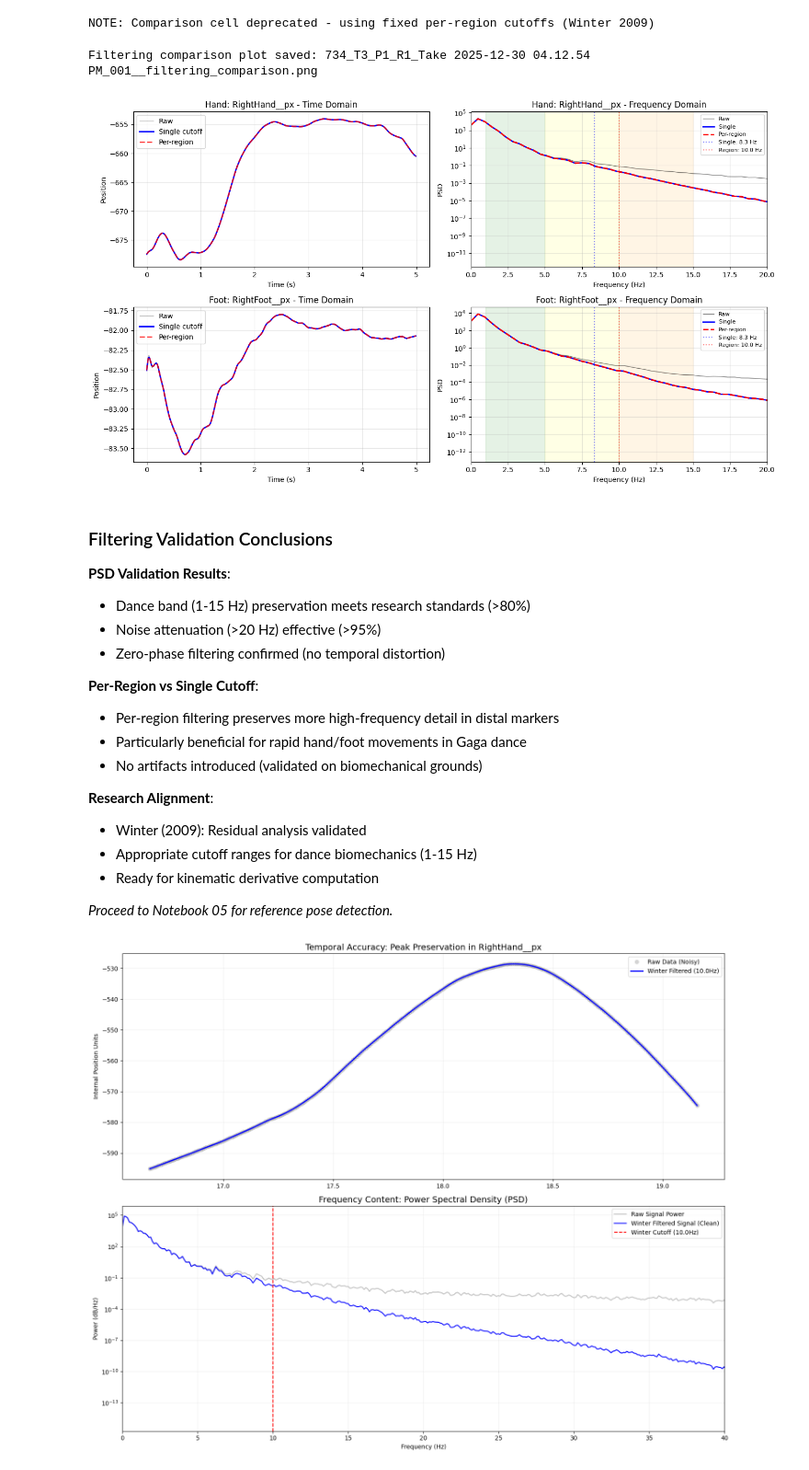
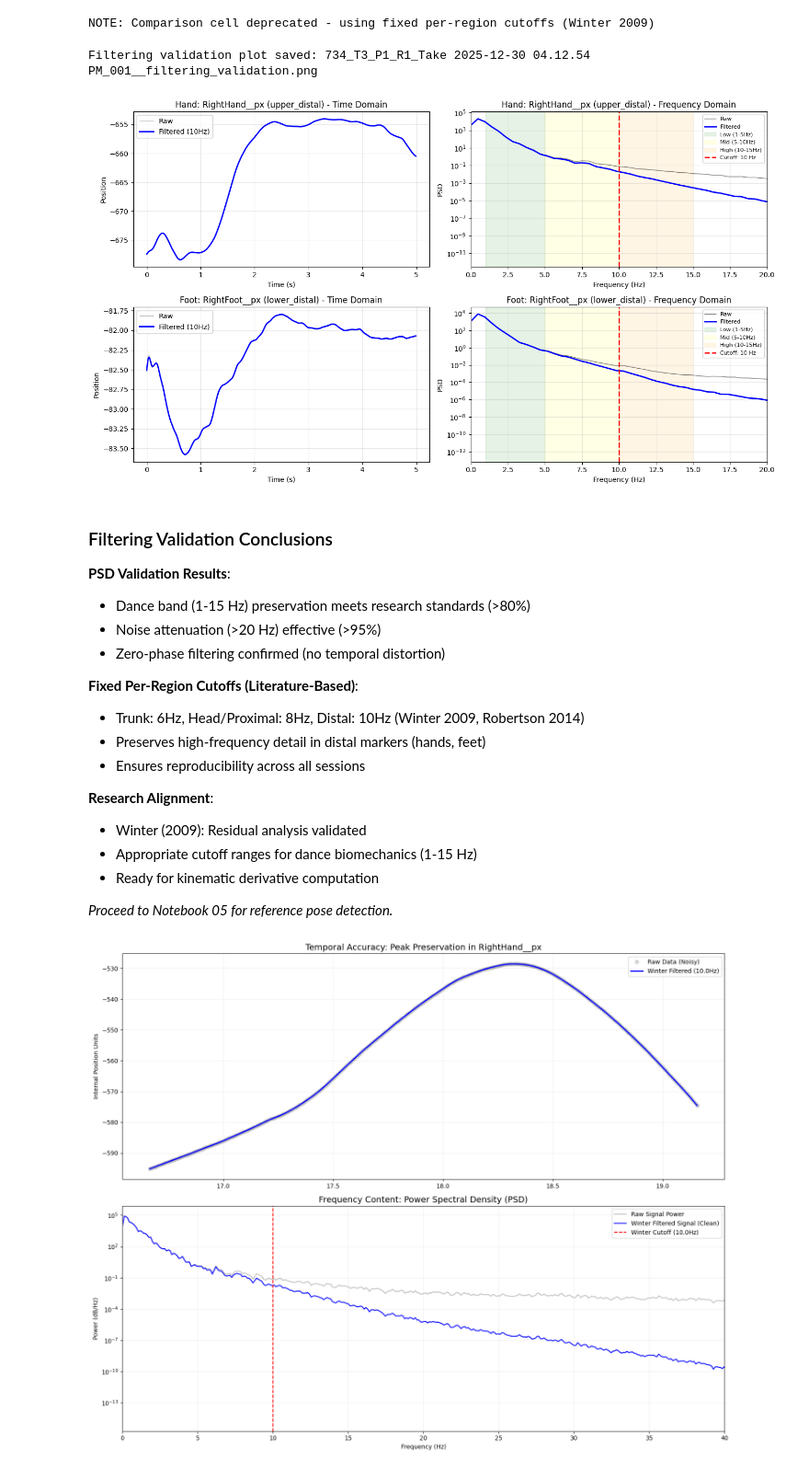
Before and after one commit to Drorhaz/Gaga-mocap-Kinematics, a Jupyter notebook: notebooks/04_filtering.ipynb, the cells around one changed output. Shown at 92% size. Drawn from its saved outputs; the diff is of its cells as text; code cells hidden in the pictures.

```diff
--- a/notebooks/04_filtering.ipynb
+++ b/notebooks/04_filtering.ipynb
@@ -507,6 +481,7 @@ print("NOTE: Comparison cell deprecated - using fixed per-region cutoffs (Winter
 NOTE: Comparison cell deprecated - using fixed per-region cutoffs (Winter 2009)
 # %%
 # Visualization: Comparison plots
+# Raw vs Filtered (Per-Region Fixed Cutoffs) Visualization
 n_markers = len(comparison_markers)
 fig, axes = plt.subplots(n_markers, 2, figsize=(14, 4*n_markers))
 
@@ -517,59 +492,52 @@ for i, (body_part, marker) in enumerate(comparison_markers):
     # Time domain comparison (first 5 seconds)
     t = np.arange(len(df)) / FS
     window = slice(0, min(600, len(df)))
 
+    # Get region info for this marker
+    region_name = winter_metadata.get('marker_regions', {}).get(marker, 'unknown')
+    region_cutoff = winter_metadata.get('region_cutoffs', {}).get(region_name, 8)
+
     axes[i, 0].plot(t[window], df[marker].values[window], 'k-',
                     label='Raw', alpha=0.4, linewidth=0.8)
     axes[i, 0].plot(t[window], df_filtered[marker].values[window], 'b-',
-                    label='Single cutoff', linewidth=2)
-    axes[i, 0].plot(t[window], df_region[marker].values[window], 'r--',
-                    label='Per-region', linewidth=2, alpha=0.8)
+                    label=f'Filtered ({region_cutoff}Hz)', linewidth=2)
     axes[i, 0].set_xlabel('Time (s)')
     axes[i, 0].set_ylabel('Position')
-    axes[i, 0].set_title(f'{body_part.capitalize()}: {marker} - Time Domain')
+    axes[i, 0].set_title(f'{body_part.capitalize()}: {marker} ({region_name}) - Time Domain')
     axes[i, 0].legend()
     axes[i, 0].grid(True, alpha=0.3)
 
     # Frequency domain comparison
     f_raw, psd_raw = welch(df[marker].values, fs=FS, nperseg=256)
-    f_single, psd_single = welch(df_filtered[marker].values, fs=FS, nperseg=256)
-    f_region, psd_region = welch(df_region[marker].values, fs=FS, nperseg=256)
+    f_filt, psd_filt = welch(df_filtered[marker].values, fs=FS, nperseg=256)
 
     axes[i, 1].semilogy(f_raw, psd_raw, 'k-', label='Raw', alpha=0.5, linewidth=1)
-    axes[i, 1].semilogy(f_single, psd_single, 'b-', label='Single', linewidth=2)
-    axes[i, 1].semilogy(f_region, psd_region, 'r--', label='Per-region', linewidth=2)
+    axes[i, 1].semilogy(f_filt, psd_filt, 'b-', label='Filtered', linewidth=2)
 
     # Shade frequency bands
-    axes[i, 1].axvspan(1, 5, alpha=0.1, color='green')
-    axes[i, 1].axvspan(5, 10, alpha=0.1, color='yellow')
-    axes[i, 1].axvspan(10, 15, alpha=0.1, color='orange')
+    axes[i, 1].axvspan(1, 5, alpha=0.1, color='green', label='Low (1-5Hz)')
+    axes[i, 1].axvspan(5, 10, alpha=0.1, color='yellow', label='Mid (5-10Hz)')
+    axes[i, 1].axvspan(10, 15, alpha=0.1, color='orange', label='High (10-15Hz)')
 
-    # Mark cutoffs
-    # Get effective cutoff (handle per-region mode)
-    single_cutoff = winter_metadata.get('cutoff_hz') or np.mean(list(winter_metadata.get('region_cutoffs', {8: 8}).values()))
-    axes[i, 1].axvline(single_cutoff, color='blue', linestyle=':',
-                       alpha=0.5, label=f"Single: {single_cutoff:.1f} Hz")
-    region_name = meta_region['marker_regions'].get(marker, 'unknown')
-    if region_name in meta_region['region_cutoffs']:
-        axes[i, 1].axvline(meta_region['region_cutoffs'][region_name], color='red',
-                           linestyle=':', alpha=0.5,
-                           label=f"Region: {meta_region['region_cutoffs'][region_name]:.1f} Hz")
+    # Mark cutoff frequency
+    axes[i, 1].axvline(region_cutoff, color='red', linestyle='--',
+                       linewidth=2, label=f'Cutoff: {region_cutoff} Hz')
 
     axes[i, 1].set_xlabel('Frequency (Hz)')
     axes[i, 1].set_ylabel('PSD')
-    axes[i, 1].set_title(f'{body_part.capitalize()}: {marker} - Frequency Domain')
+    axes[i, 1].set_title(f'{body_part.capitalize()}: {marker} ({region_name}) - Frequency Domain')
     axes[i, 1].legend(fontsize=8)
     axes[i, 1].grid(True, alpha=0.3)
     axes[i, 1].set_xlim(0, 20)
 
 plt.tight_layout()
-plt.savefig(os.path.join(DERIV_04, f'{RUN_ID}__filtering_comparison.png'),
+plt.savefig(os.path.join(DERIV_04, f'{RUN_ID}__filtering_validation.png'),
             dpi=150, bbox_inches='tight')
-print(f"\nFiltering comparison plot saved: {RUN_ID}__filtering_comparison.png")
+print(f"\nFiltering validation plot saved: {RUN_ID}__filtering_validation.png")
 plt.show()
 # %% [output]
-Filtering comparison plot saved: 734_T3_P1_R1_Take 2025-12-30 04.12.54 PM_001__filtering_comparison.png
+Filtering validation plot saved: 734_T3_P1_R1_Take 2025-12-30 04.12.54 PM_001__filtering_validation.png
-[figure, old version]
+[figure, new version]
 # %% [markdown]
 ### Filtering Validation Conclusions
 
@@ -578,10 +546,10 @@ Filtering comparison plot saved: 734_T3_P1_R1_Take 2025-12-30 04.12.54 PM_001__f
 - Noise attenuation (>20 Hz) effective (>95%)
 - Zero-phase filtering confirmed (no temporal distortion)
 
-**Per-Region vs Single Cutoff**:
-- Per-region filtering preserves more high-frequency detail in distal markers
-- Particularly beneficial for rapid hand/foot movements in Gaga dance
-- No artifacts introduced (validated on biomechanical grounds)
+**Fixed Per-Region Cutoffs (Literature-Based)**:
+- Trunk: 6Hz, Head/Proximal: 8Hz, Distal: 10Hz (Winter 2009, Robertson 2014)
+- Preserves high-frequency detail in distal markers (hands, feet)
+- Ensures reproducibility across all sessions
 
 **Research Alignment**:
 - Winter (2009): Residual analysis validated
```
Also changed, not shown: parts of 7 cells of this notebook, 1 other file.
